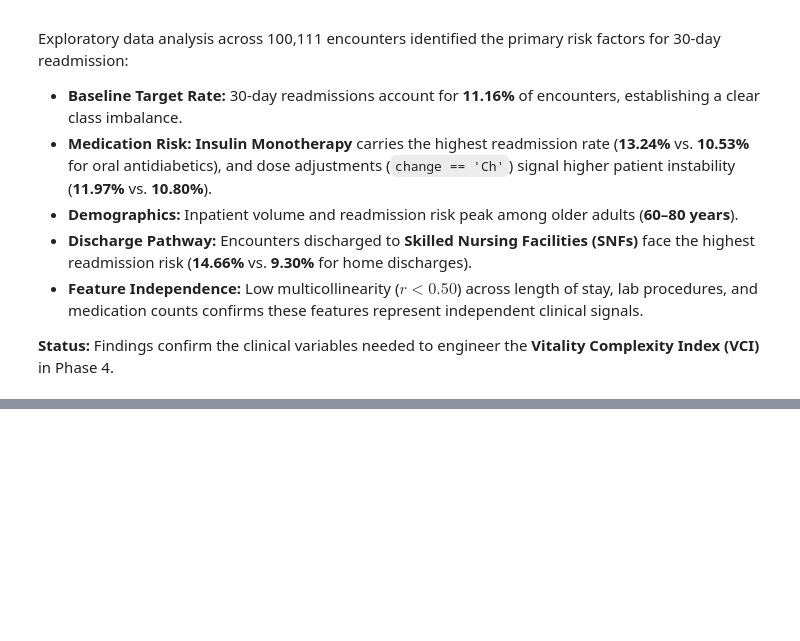
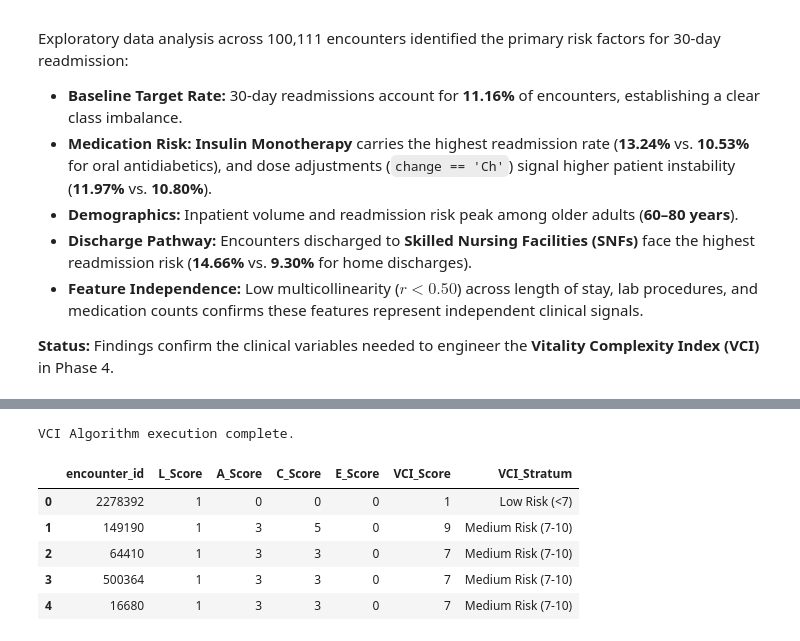
Before and after one commit to HasithaLWi/modeling-for-vitality-health-network, a Jupyter notebook: notebooks/Patient_Risk_Stratification_VHN.ipynb, the cells around one changed output, grey strips where cells are left out. Saved outputs shown, nothing was run; the diff lists cells and outputs as text; code cells hidden in the pictures; blank space fills up the shorter version.

```diff
--- a/notebooks/Patient_Risk_Stratification_VHN.ipynb
+++ b/notebooks/Patient_Risk_Stratification_VHN.ipynb
@@ -1771,0 +1902,37 @@ Exploratory data analysis across 100,111 encounters identified the primary risk
+# %%
+# Step 4.5 – Calculate composite VCI Score and define risk strata
+
+df_cleaned["VCI_Score"] = (
+    df_cleaned["L_Score"] +
+    df_cleaned["A_Score"] +
+    df_cleaned["C_Score"] +
+    df_cleaned["E_Score"]
+)
+
+def stratify_vci_risk(score):
+
+    if score < 7:
+        return "Low Risk (<7)"
+
+    elif score <= 10:
+        return "Medium Risk (7-10)"
+
+    else:
+        return "High Risk (>10)"
+
+
+df_cleaned["VCI_Stratum"] = (
+    df_cleaned["VCI_Score"].apply(stratify_vci_risk)
+)
+
+print("VCI Algorithm execution complete.")
+
+df_cleaned[['encounter_id', 'L_Score', 'A_Score', 'C_Score', 'E_Score', 'VCI_Score', 'VCI_Stratum']].head(5)
+# %% [output]
+VCI Algorithm execution complete.
+|  | encounter_id | L_Score | A_Score | C_Score | E_Score | VCI_Score | VCI_Stratum |
+| 0 | 2278392 | 1 | 0 | 0 | 0 | 1 | Low Risk (<7) |
+| 1 | 149190 | 1 | 3 | 5 | 0 | 9 | Medium Risk (7-10) |
+| 2 | 64410 | 1 | 3 | 3 | 0 | 7 | Medium Risk (7-10) |
+| 3 | 500364 | 1 | 3 | 3 | 0 | 7 | Medium Risk (7-10) |
+| 4 | 16680 | 1 | 3 | 3 | 0 | 7 | Medium Risk (7-10) |
```
Also changed, not shown: parts of 21 cells of this notebook.
